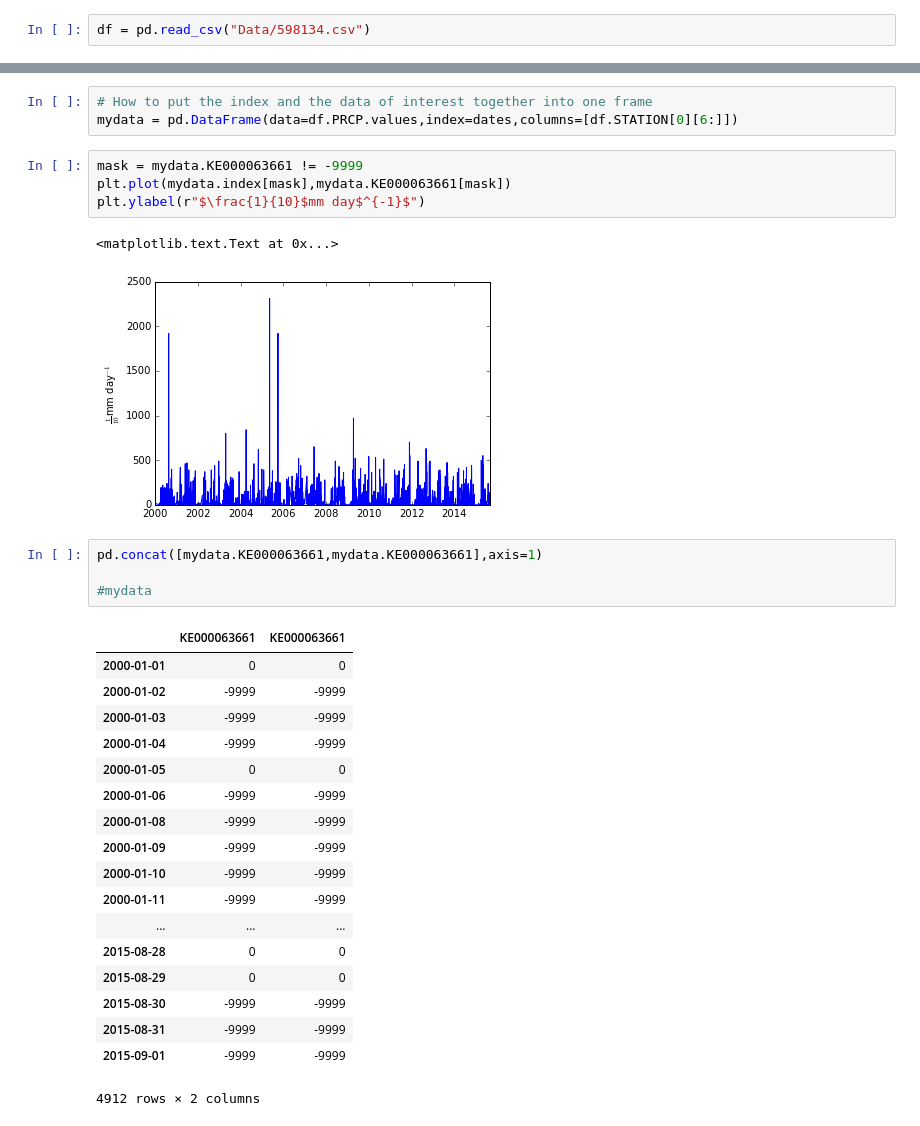
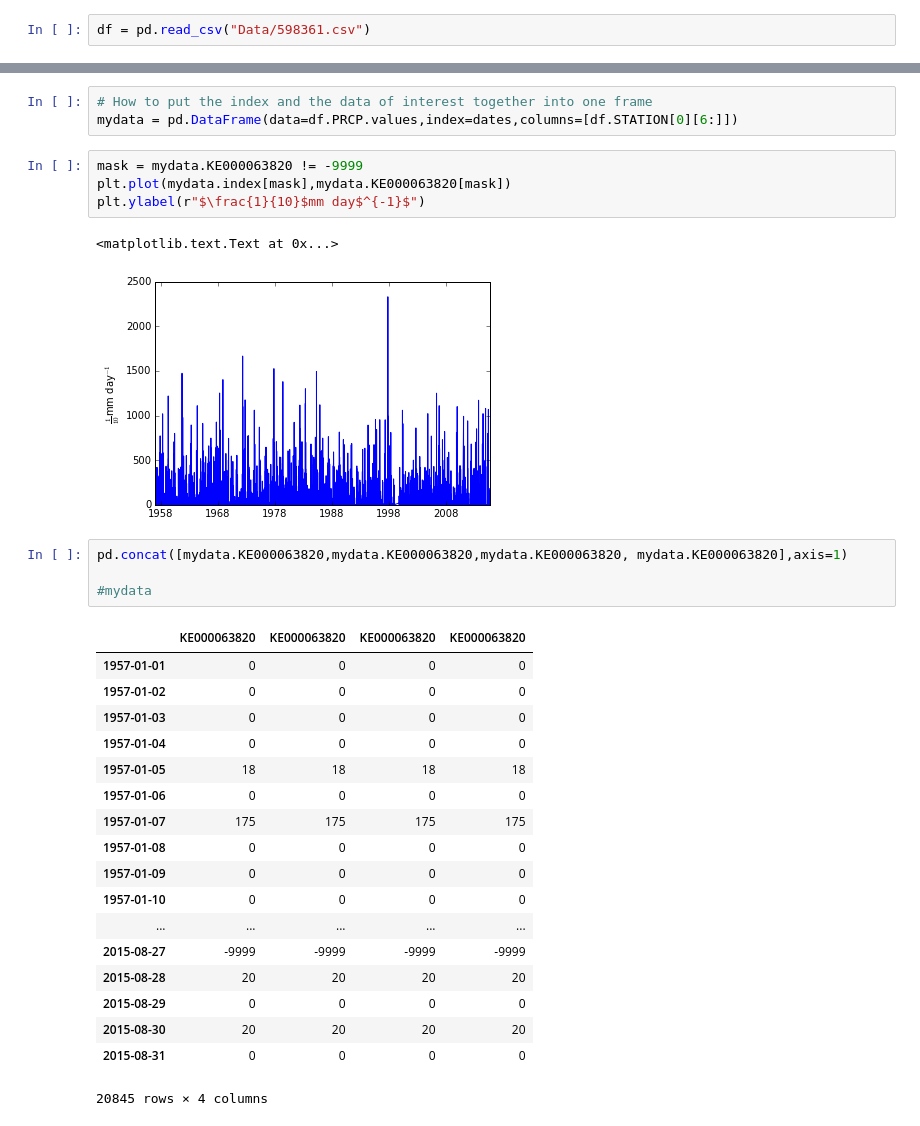
Before and after one commit to elinahkk/Masters, a Jupyter notebook: GHCN_data.ipynb, the cells around one changed output, grey strips where cells are left out. Saved outputs shown, nothing was run; the diff lists cells and outputs as text.

```diff
--- a/GHCN_data.ipynb
+++ b/GHCN_data.ipynb
@@ -10,5 +92,5 @@ import matplotlib.pyplot as plt
 # %%
-df = pd.read_csv("Data/598134.csv")
+df = pd.read_csv("Data/598361.csv")
 # %%
 df.keys()
 # %% [output]
@@ -72,32 +174,32 @@ dates = [get_date(day) for day in df.DATE]
 # How to put the index and the data of interest together into one frame
 mydata = pd.DataFrame(data=df.PRCP.values,index=dates,columns=[df.STATION[0][6:]])
 # %%
-mask = mydata.KE000063661 != -9999
-plt.plot(mydata.index[mask],mydata.KE000063661[mask])
+mask = mydata.KE000063820 != -9999
+plt.plot(mydata.index[mask],mydata.KE000063820[mask])
 plt.ylabel(r"$\frac{1}{10}$mm day$^{-1}$")
 # %% [output]
 <matplotlib.text.Text at 0x...>
-[figure, old version]
+[figure, new version]
 # %%
-pd.concat([mydata.KE000063661,mydata.KE000063661],axis=1)
+pd.concat([mydata.KE000063820,mydata.KE000063820,mydata.KE000063820, mydata.KE000063820],axis=1)
 
 #mydata
 # %% [output]
-|  | KE000063661 | KE000063661 |
-| 2000-01-01 | 0 | 0 |
-| 2000-01-02 | -9999 | -9999 |
-| 2000-01-03 | -9999 | -9999 |
-| 2000-01-04 | -9999 | -9999 |
-| 2000-01-05 | 0 | 0 |
-| 2000-01-06 | -9999 | -9999 |
-| 2000-01-08 | -9999 | -9999 |
-| 2000-01-09 | -9999 | -9999 |
-| 2000-01-10 | -9999 | -9999 |
-| 2000-01-11 | -9999 | -9999 |
-| ... | ... | ... |
-| 2015-08-28 | 0 | 0 |
-| 2015-08-29 | 0 | 0 |
-| 2015-08-30 | -9999 | -9999 |
-| 2015-08-31 | -9999 | -9999 |
-| 2015-09-01 | -9999 | -9999 |
+|  | KE000063820 | KE000063820 | KE000063820 | KE000063820 |
+| 1957-01-01 | 0 | 0 | 0 | 0 |
+| 1957-01-02 | 0 | 0 | 0 | 0 |
+| 1957-01-03 | 0 | 0 | 0 | 0 |
+| 1957-01-04 | 0 | 0 | 0 | 0 |
+| 1957-01-05 | 18 | 18 | 18 | 18 |
+| 1957-01-06 | 0 | 0 | 0 | 0 |
+| 1957-01-07 | 175 | 175 | 175 | 175 |
+| 1957-01-08 | 0 | 0 | 0 | 0 |
+| 1957-01-09 | 0 | 0 | 0 | 0 |
+| 1957-01-10 | 0 | 0 | 0 | 0 |
+| ... | ... | ... | ... | ... |
+| 2015-08-27 | -9999 | -9999 | -9999 | -9999 |
+| 2015-08-28 | 20 | 20 | 20 | 20 |
+| 2015-08-29 | 0 | 0 | 0 | 0 |
+| 2015-08-30 | 20 | 20 | 20 | 20 |
+| 2015-08-31 | 0 | 0 | 0 | 0 |
-4912 rows × 2 columns
+20845 rows × 4 columns
```
Also changed, not shown: parts of 12 cells of this notebook.
